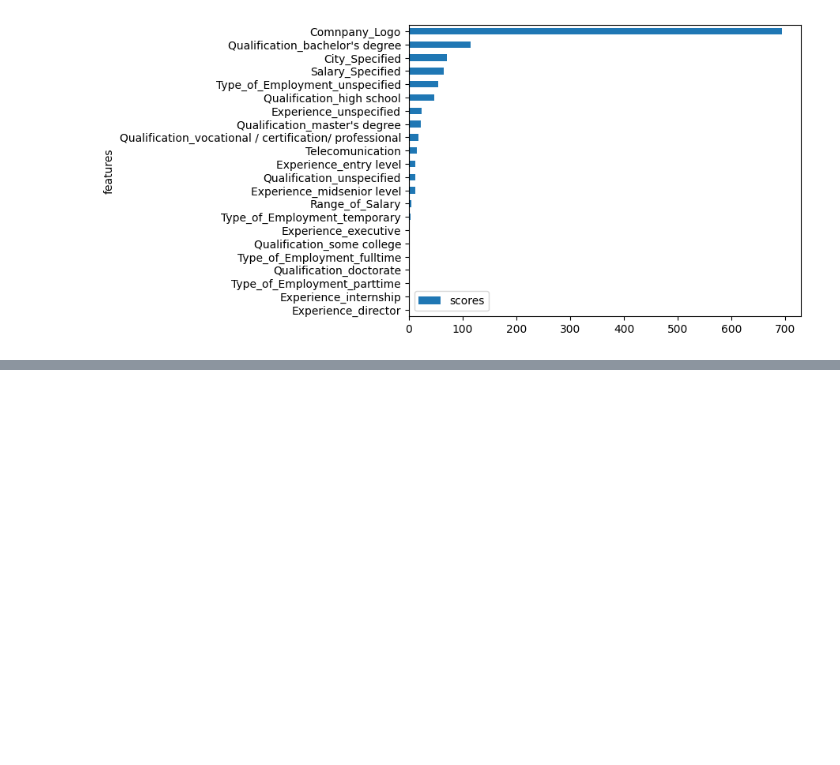
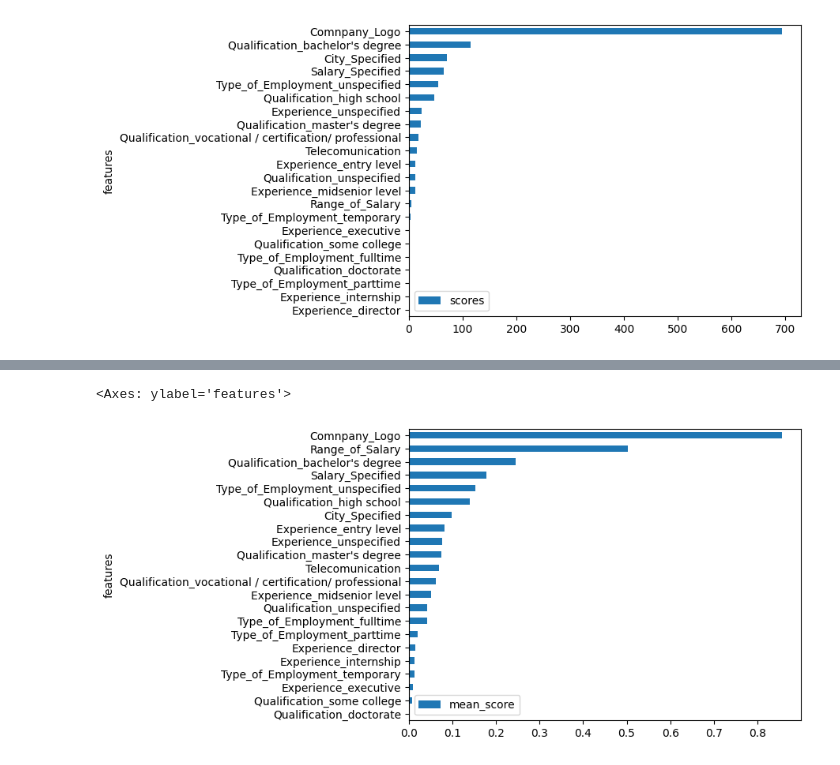
Before and after one commit to cheryltan17/DSA4263-Project, a Jupyter notebook: eda_ftr_eng/ftr_eng.ipynb, the cells around one changed output, grey strips where cells are left out. Saved outputs shown, nothing was run; the diff lists cells and outputs as text; code cells hidden in the pictures; blank space fills up the shorter version.

```diff
--- a/eda_ftr_eng/ftr_eng.ipynb
+++ b/eda_ftr_eng/ftr_eng.ipynb
@@ -447,0 +310,36 @@ KeyError: 'Job Title_embed_reduced'
+# %%
+from sklearn.preprocessing import MinMaxScaler, RobustScaler
+
+scaler = MinMaxScaler()
+
+
+def normalise_score_df(df, scoring_name):
+    df = df.copy()  # Avoid modifying original
+    df['scores'] = scaler.fit_transform(df[['scores']])
+    return df
+
+# ftr_selection_df_score['feature'] = score_df_k_best['features']
+score_df_k_best_normalised = normalise_score_df(score_df_k_best, "score_df_k_best")
+score_df_rf_normalised = normalise_score_df(score_df_rf, "score_df_rf")
+score_df_chi2_normalised = normalise_score_df(score_df_chi2, "score_df_chi2")
+
+# Merge all DataFrames on 'features' column
+combined_scores = (
+    score_df_k_best_normalised[['features', 'scores']]
+    .merge(score_df_rf_normalised[['features', 'scores']],
+           on='features',
+           how='outer',
+           suffixes=('_k_best', '_rf'))
+    .merge(score_df_chi2_normalised[['features', 'scores']],
+           on='features',
+           how='outer')
+    .rename(columns={'scores': 'scores_chi2'})
+)
+
+combined_scores['mean_score'] = combined_scores[['scores_k_best', 'scores_rf', 'scores_chi2']].mean(axis=1, skipna=True)
+
+# Sort by k_best scores (or any other method)
+combined_scores = combined_scores.sort_values('mean_score', ascending=False)
+
+#force reset the index
+combined_scores.index = range(len(combined_scores))
@@ -447,0 +366,5 @@ KeyError: 'Job Title_embed_reduced'
+# %%
+combined_scores.sort_values(by='mean_score',ascending=True).plot.barh(y='mean_score',x='features')
+# %% [output]
+<Axes: ylabel='features'>
+[figure, added]
```
Also changed, not shown: parts of 16 cells of this notebook, 2 other files.
